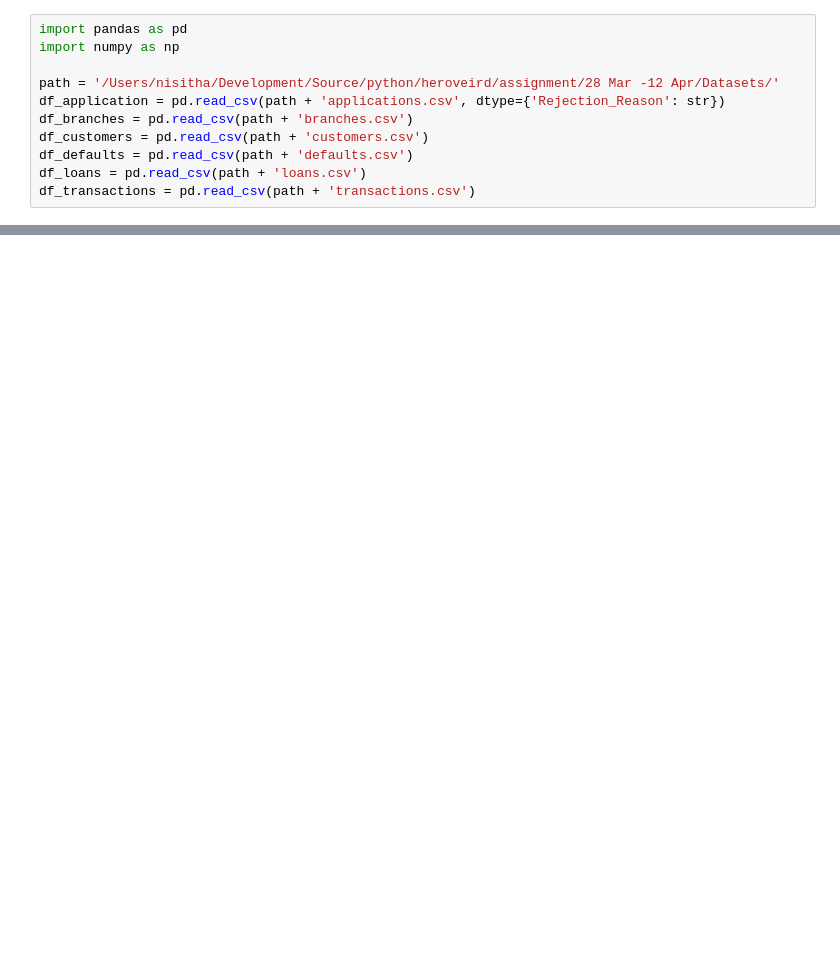
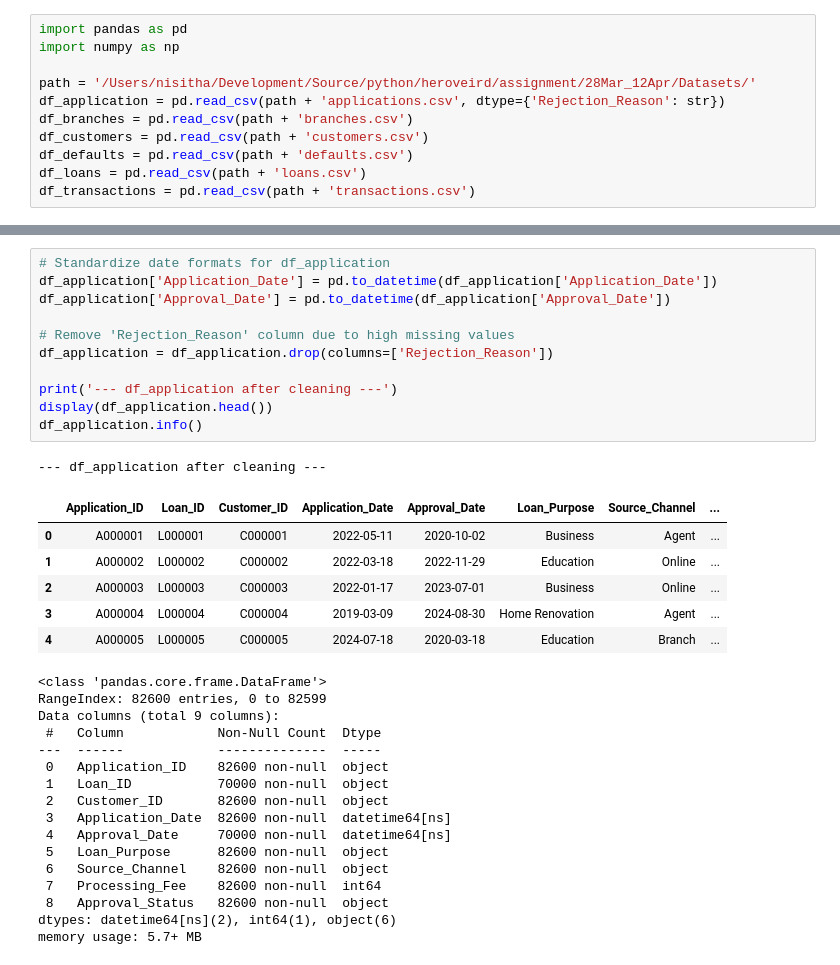
Before and after one commit to nisithasadangi/hv_assignment_28M_12A, a Jupyter notebook: assignment.ipynb, the cells around one changed output, grey strips where cells are left out. Cells and saved outputs as stored; diff of their text form; blank space fills up the shorter version.

Commit message:
Data Quality and Preparation

```diff
--- a/assignment.ipynb
+++ b/assignment.ipynb
@@ -2,7 +2,7 @@
 import pandas as pd
 import numpy as np
 
-path = '/Users/nisitha/Development/Source/python/heroveird/assignment/28 Mar -12 Apr/Datasets/'
+path = '/Users/nisitha/Development/Source/python/heroveird/assignment/28Mar_12Apr/Datasets/'
 df_application = pd.read_csv(path + 'applications.csv', dtype={'Rejection_Reason': str})
 df_branches = pd.read_csv(path + 'branches.csv')
 df_customers = pd.read_csv(path + 'customers.csv')
@@ -27,0 +189,35 @@ df_application
+# %%
+# Standardize date formats for df_application
+df_application['Application_Date'] = pd.to_datetime(df_application['Application_Date'])
+df_application['Approval_Date'] = pd.to_datetime(df_application['Approval_Date'])
+
+# Remove 'Rejection_Reason' column due to high missing values
+df_application = df_application.drop(columns=['Rejection_Reason'])
+
+print('--- df_application after cleaning ---')
+display(df_application.head())
+df_application.info()
+# %% [output]
+--- df_application after cleaning ---
+|  | Application_ID | Loan_ID | Customer_ID | Application_Date | Approval_Date | Loan_Purpose | Source_Channel | ... |
+| 0 | A000001 | L000001 | C000001 | 2022-05-11 | 2020-10-02 | Business | Agent | ... |
+| 1 | A000002 | L000002 | C000002 | 2022-03-18 | 2022-11-29 | Education | Online | ... |
+| 2 | A000003 | L000003 | C000003 | 2022-01-17 | 2023-07-01 | Business | Online | ... |
+| 3 | A000004 | L000004 | C000004 | 2019-03-09 | 2024-08-30 | Home Renovation | Agent | ... |
+| 4 | A000005 | L000005 | C000005 | 2024-07-18 | 2020-03-18 | Education | Branch | ... |
+<class 'pandas.core.frame.DataFrame'>
+RangeIndex: 82600 entries, 0 to 82599
+Data columns (total 9 columns):
+ #   Column            Non-Null Count  Dtype
+---  ------            --------------  -----
+ 0   Application_ID    82600 non-null  object
+ 1   Loan_ID           70000 non-null  object
+ 2   Customer_ID       82600 non-null  object
+ 3   Application_Date  82600 non-null  datetime64[ns]
+ 4   Approval_Date     70000 non-null  datetime64[ns]
+ 5   Loan_Purpose      82600 non-null  object
+ 6   Source_Channel    82600 non-null  object
+ 7   Processing_Fee    82600 non-null  int64
+ 8   Approval_Status   82600 non-null  object
+dtypes: datetime64[ns](2), int64(1), object(6)
+memory usage: 5.7+ MB
```
Also changed, not shown: parts of 9 cells of this notebook.
